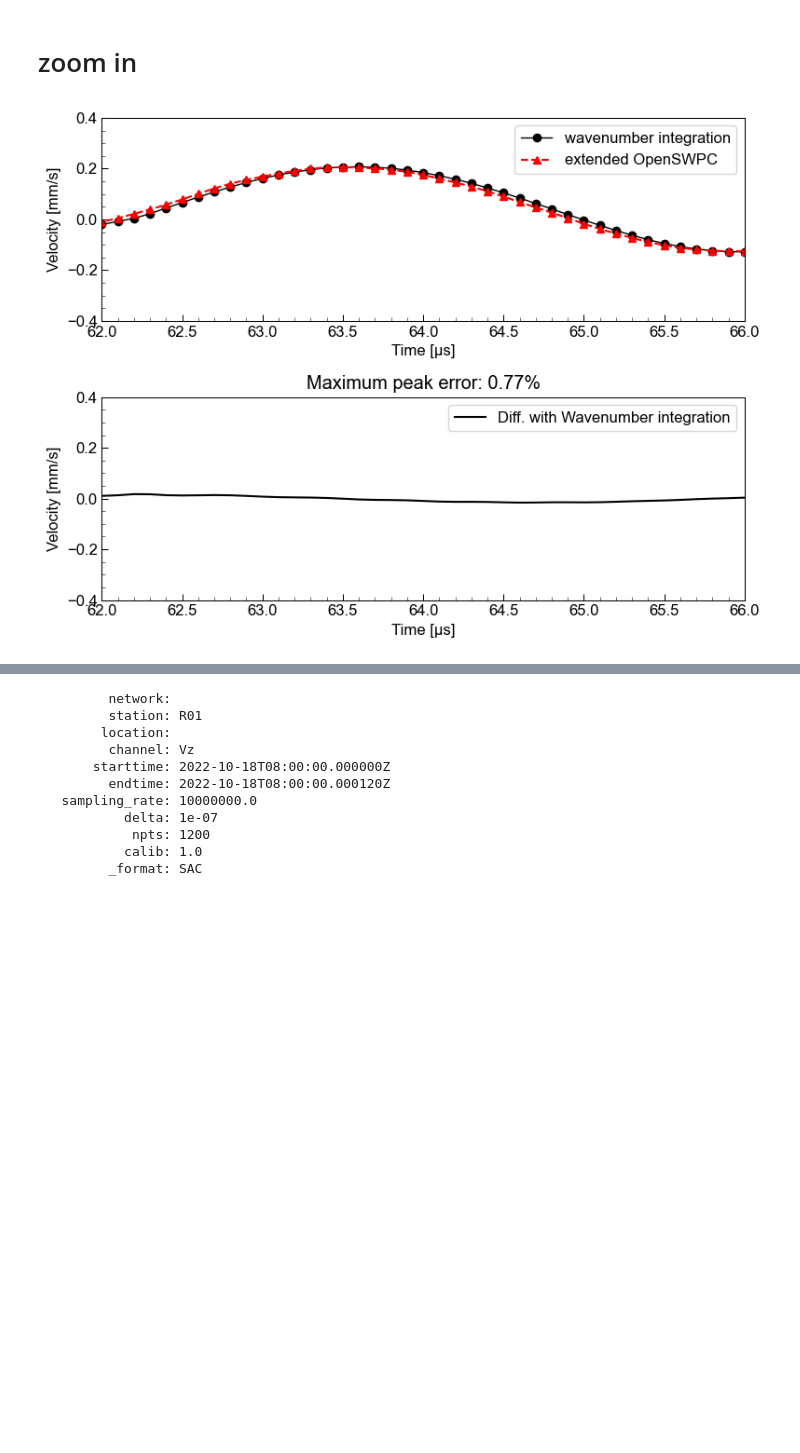
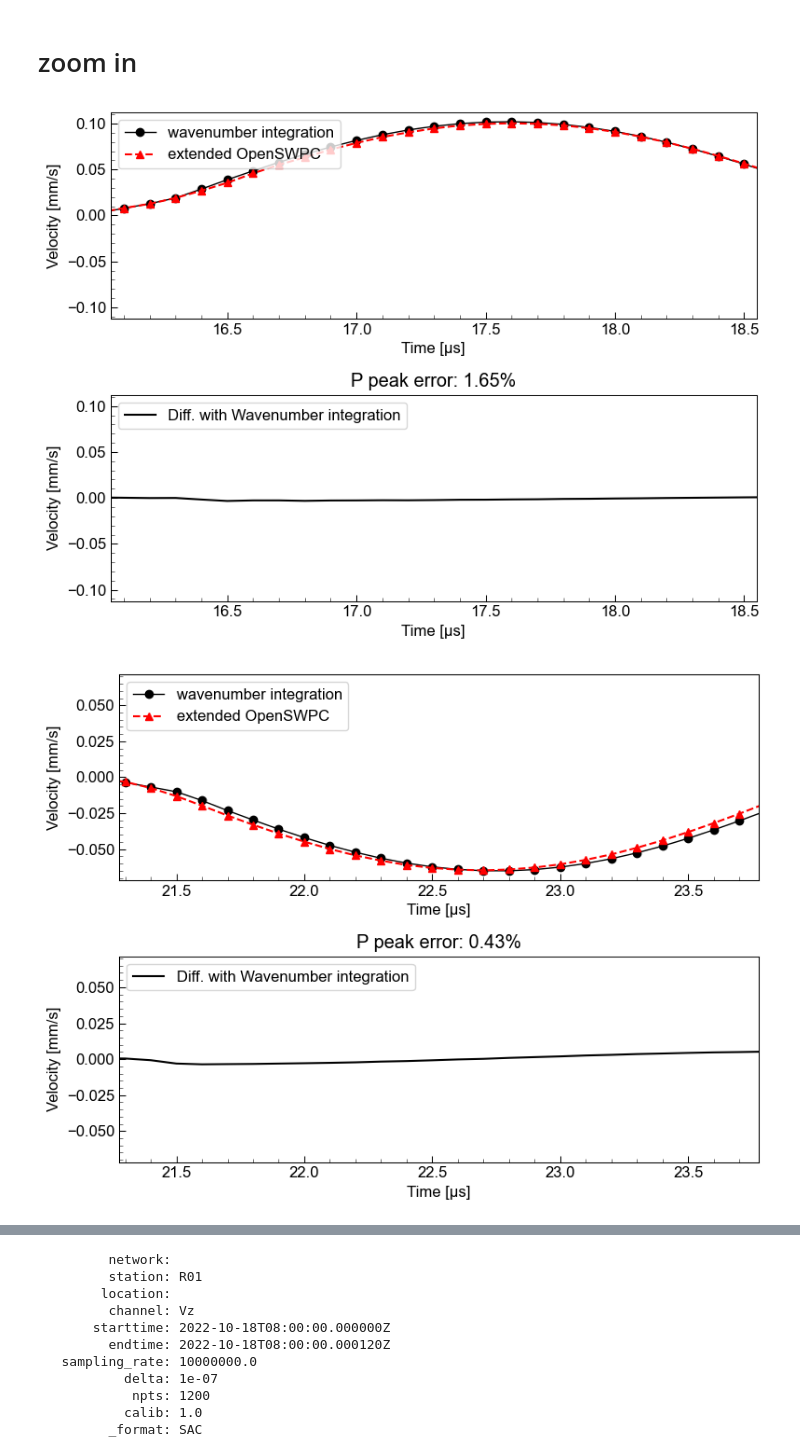
Before and after one commit to kura-okubo/4mNonSelfSim_OpenSWPC, a Jupyter notebook: cross-verification/code/postprocess/cross_verification_comparison_master.ipynb, the cells around one changed output, grey strips where cells are left out. Cells and saved outputs as stored; diff of their text form; code cells hidden in the pictures; blank space fills up the shorter version.

Commit message:
update notebook error evaluation

```diff
--- a/cross-verification/code/postprocess/cross_verification_comparison_master.ipynb
+++ b/cross-verification/code/postprocess/cross_verification_comparison_master.ipynb
@@ -431,8 +432,24 @@ for i in range(3):
     max_swpc = np.max(np.abs(-st_swpc_dc[i].data/1e6))
     maxerror = np.abs(max_swpc-max_herrmann)/max_swpc * 100
 
+    p_st = st_swpc_dc[i].dist/cp_rock # P wave arrival time
+    p_et = p_st + TR/2
+
+    pind_herrmann = np.where( (p_st < st_herrmann_dc[i].times()) & (st_herrmann_dc[i].times() < p_et))[0] # P wave window
+    pind_spwc = np.where( (p_st < st_swpc_dc[i].times()) & (st_swpc_dc[i].times() < p_et))[0]
+
+    max_P_herrmann = np.max(np.abs(st_herrmann_dc[i].data[pind_herrmann]*1e3))
+    max_P_swpc = np.max(np.abs(-st_swpc_dc[i].data[pind_spwc]/1e6))
+    max_P_error = np.abs(max_P_swpc-max_P_herrmann)/max_P_swpc * 100
+
+    rmse = np.sqrt(np.mean(((st_herrmann_dc[i].data[pind_herrmann]*1e3) - (-st_swpc_dc[i].data[pind_spwc]/1e6)) ** 2))
+
+    print(max_P_herrmann, max_P_swpc, max_P_error, rmse)
+
     axs[0].set_xlim([0, 120])
     axs[0].set_ylim(ylimit_dc[i])
+    # axs[0].set_xlim([p_st*1e6, p_et*1e6])
+    # axs[0].set_ylim([-max_P_herrmann*1.1, max_P_herrmann*1.1])
     axs[0].set_xlabel("Time [μs]")
     axs[0].set_ylabel("Velocity [mm/s]")
     axs[0].legend(loc=1)
@@ -441,7 +458,7 @@ for i in range(3):
     axs[1].set_ylim(ylimit_dc[i])
     axs[1].set_xlabel("Time [μs]")
     axs[1].set_ylabel("Velocity [mm/s]")
-    axs[1].set_title("Maximum peak error: {:.2f}%".format(maxerror))
+    axs[1].set_title("P peak error: {:.2f}%".format(max_P_error))
     axs[1].legend(loc=1)
     fig.tight_layout()
 
@@ -455,33 +475,48 @@ for i in range(3):
 # %% [markdown]
 # zoom in
 # %%
-for i in [2]: #range(3):
+for i in range(3):
     fig, axs = plt.subplots(2, 1, figsize=(8,6), sharex=False)
 
     axs[0].plot((st_herrmann_dc[i].times())*1e6, st_herrmann_dc[i].data*1e3, "k-o", lw=1, label="wavenumber integration") # [mm/s]
     axs[0].plot(st_swpc_dc[i].times()*1e6, -1.0*st_swpc_dc[i].data/1e6, "r--^", label="extended OpenSWPC")
     axs[1].plot(st_swpc_dc[i].times()*1e6, -st_swpc_dc[i].data/1e6 - st_herrmann_dc[i].data*1e3, "k-", label="Diff. with Wavenumber integration")
 
     max_herrmann = np.max(np.abs(st_herrmann_dc[i].data*1e3))
     max_swpc = np.max(np.abs(-st_swpc_dc[i].data/1e6))
     maxerror = np.abs(max_swpc-max_herrmann)/max_swpc * 100
 
-    axs[0].set_xlim([62, 66])
-    axs[0].set_ylim(ylimit_dc[i])
+    p_st = st_swpc_dc[i].dist/cp_rock # P wave arrival time
+    p_et = p_st + TR/2
+
+    pind_herrmann = np.where( (p_st < st_herrmann_dc[i].times()) & (st_herrmann_dc[i].times() < p_et))[0] # P wave window
+    pind_spwc = np.where( (p_st < st_swpc_dc[i].times()) & (st_swpc_dc[i].times() < p_et))[0]
+
+    max_P_herrmann = np.max(np.abs(st_herrmann_dc[i].data[pind_herrmann]*1e3))
+    max_P_swpc = np.max(np.abs(-st_swpc_dc[i].data[pind_spwc]/1e6))
+    max_P_error = np.abs(max_P_swpc-max_P_herrmann)/max_P_swpc * 100
+
+    # axs[0].set_xlim([62, 66])
+    # axs[0].set_ylim(ylimit_dc[i])
+    axs[0].set_xlim([p_st*1e6, p_et*1e6])
+    axs[0].set_ylim([-max_P_herrmann*1.1, max_P_herrmann*1.1])
     axs[0].set_xlabel("Time [μs]")
     axs[0].set_ylabel("Velocity [mm/s]")
-    axs[0].legend(loc=1)
+    axs[0].legend(loc=2)
 
-    axs[1].set_xlim([62, 66])
-    axs[1].set_ylim(ylimit_dc[i])
+    # axs[1].set_xlim([62, 66])
+    # axs[1].set_ylim(ylimit_dc[i])
+    axs[1].set_xlim([p_st*1e6, p_et*1e6])
+    axs[1].set_ylim([-max_P_herrmann*1.1, max_P_herrmann*1.1])
     axs[1].set_xlabel("Time [μs]")
     axs[1].set_ylabel("Velocity [mm/s]")
-    axs[1].set_title("Maximum peak error: {:.2f}%".format(maxerror))
-    axs[1].legend(loc=1)
+    axs[1].set_title("P peak error: {:.2f}%".format(max_P_error))
+    axs[1].legend(loc=2)
     fig.tight_layout()
 
 
     foname = figdir+"/cross-verification_error_evaluation_{}_zoom.png".format(st_swpc_dc[i].stats.station)
     plt.savefig(foname, dpi=100)
 # %% [output]
-[figure, old version]
+[figure, new version]
+[figure, added]
```
Also changed, not shown: parts of 4 cells of this notebook, 6 other files.
